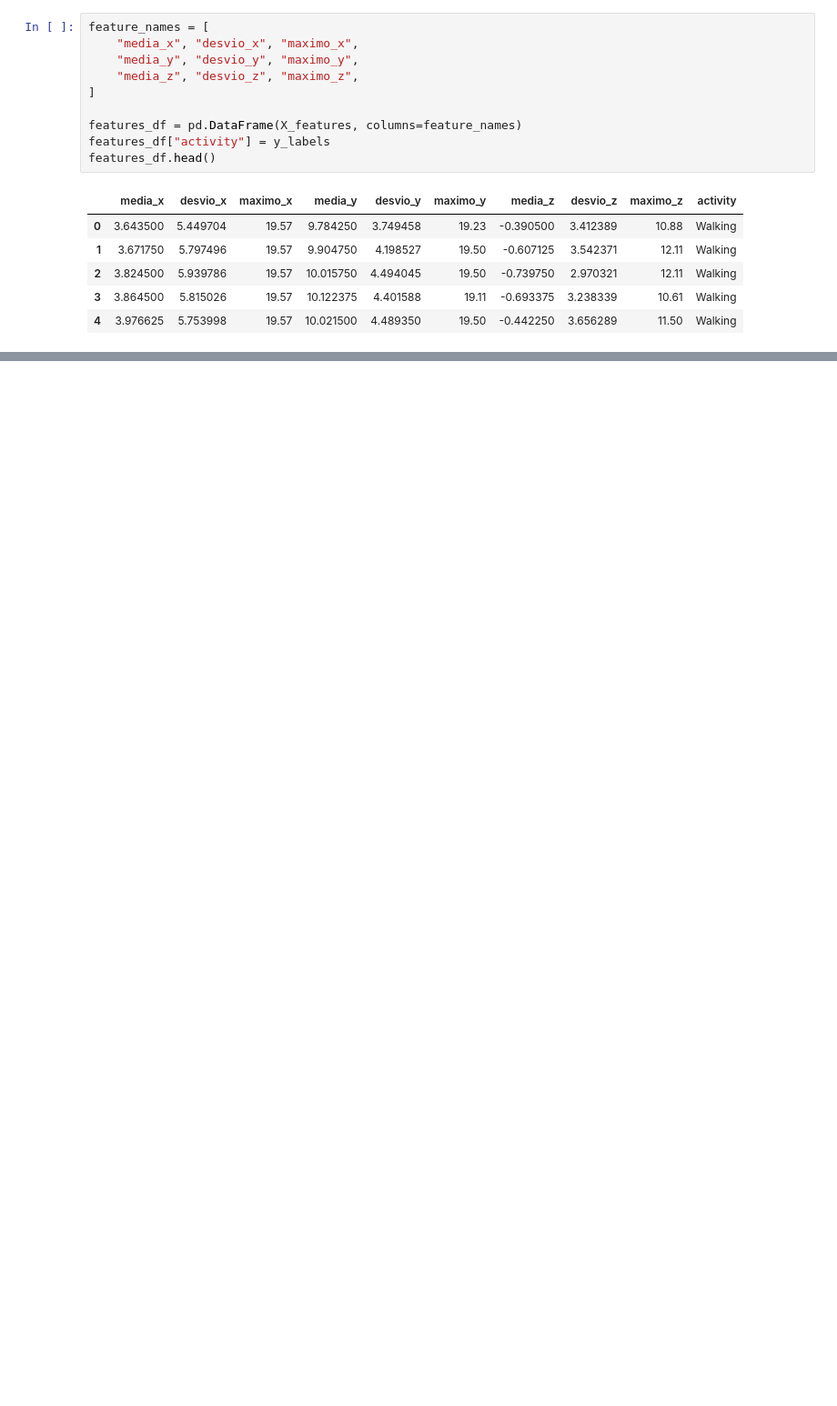
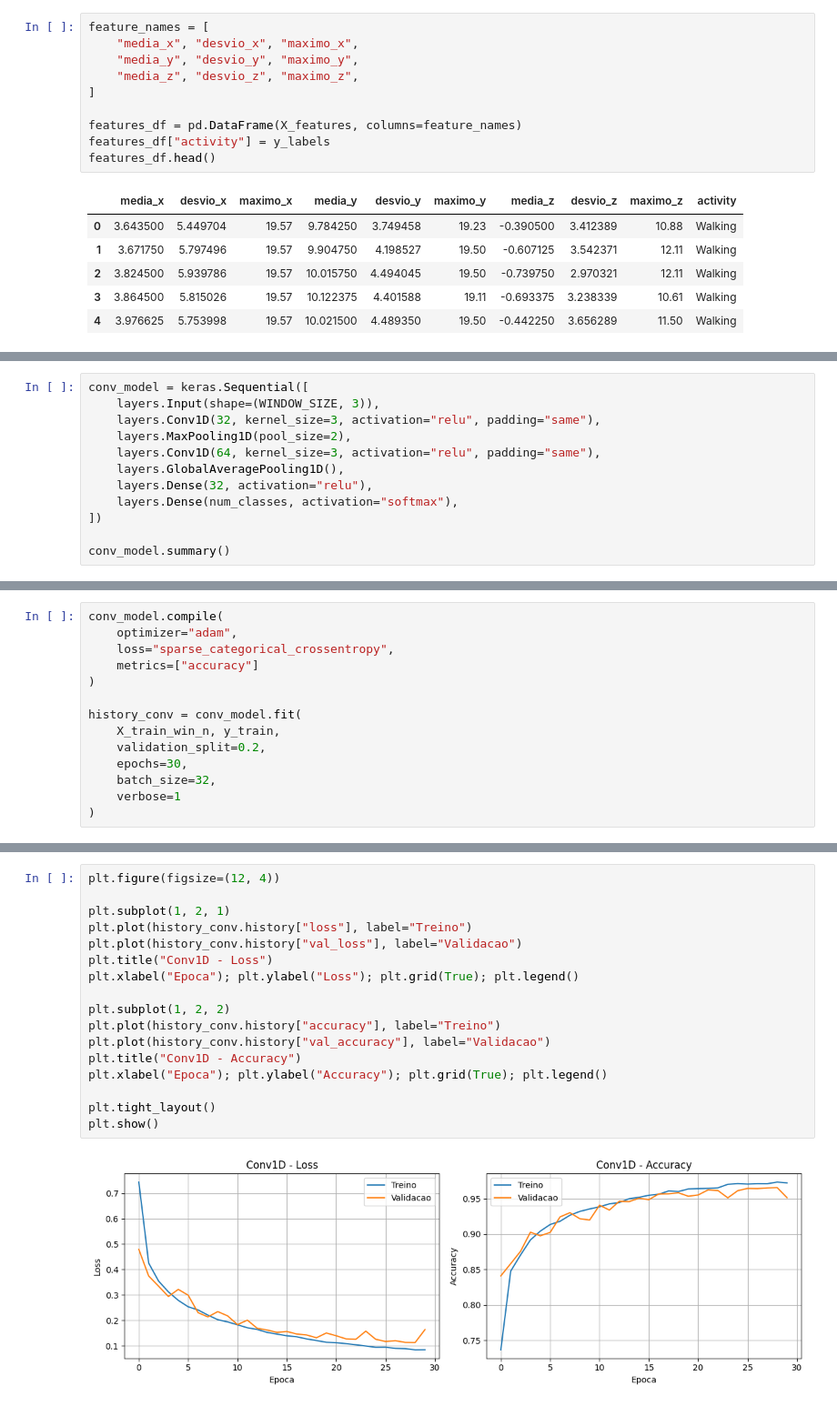
Before and after one commit to gaekware/embarcados-iot-unimar, a Jupyter notebook: entrega-final/wisdm_keras_tinyml.ipynb, the cells around one changed output, grey strips where cells are left out. Shown at 91% size. Cells and saved outputs as stored; diff of their text form; blank space fills up the shorter version.

```diff
--- a/entrega-final/wisdm_keras_tinyml.ipynb
+++ b/entrega-final/wisdm_keras_tinyml.ipynb
@@ -454,0 +467,12 @@ sinal multivariado (x, y, z).
+# %%
+conv_model = keras.Sequential([
+    layers.Input(shape=(WINDOW_SIZE, 3)),
+    layers.Conv1D(32, kernel_size=3, activation="relu", padding="same"),
+    layers.MaxPooling1D(pool_size=2),
+    layers.Conv1D(64, kernel_size=3, activation="relu", padding="same"),
+    layers.GlobalAveragePooling1D(),
+    layers.Dense(32, activation="relu"),
+    layers.Dense(num_classes, activation="softmax"),
+])
+
+conv_model.summary()
@@ -454,0 +505,14 @@ sinal multivariado (x, y, z).
+# %%
+conv_model.compile(
+    optimizer="adam",
+    loss="sparse_categorical_crossentropy",
+    metrics=["accuracy"]
+)
+
+history_conv = conv_model.fit(
+    X_train_win_n, y_train,
+    validation_split=0.2,
+    epochs=30,
+    batch_size=32,
+    verbose=1
+)
@@ -454,0 +537,19 @@ sinal multivariado (x, y, z).
+# %%
+plt.figure(figsize=(12, 4))
+
+plt.subplot(1, 2, 1)
+plt.plot(history_conv.history["loss"], label="Treino")
+plt.plot(history_conv.history["val_loss"], label="Validacao")
+plt.title("Conv1D - Loss")
+plt.xlabel("Epoca"); plt.ylabel("Loss"); plt.grid(True); plt.legend()
+
+plt.subplot(1, 2, 2)
+plt.plot(history_conv.history["accuracy"], label="Treino")
+plt.plot(history_conv.history["val_accuracy"], label="Validacao")
+plt.title("Conv1D - Accuracy")
+plt.xlabel("Epoca"); plt.ylabel("Accuracy"); plt.grid(True); plt.legend()
+
+plt.tight_layout()
+plt.show()
+# %% [output]
+[figure, added]
```
Also changed, not shown: parts of 55 cells of this notebook.
